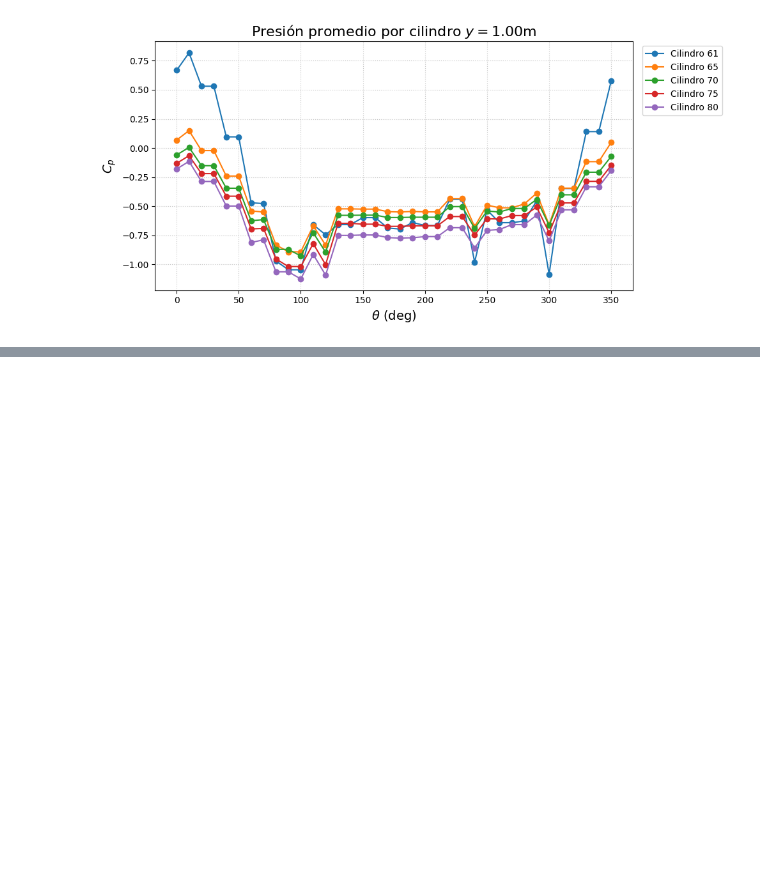
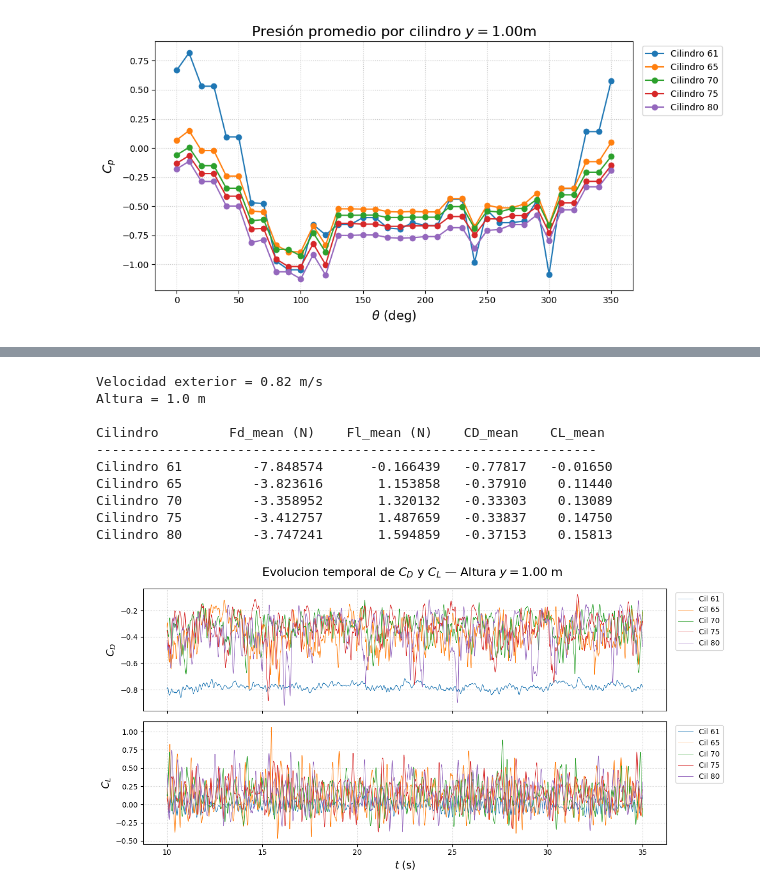
Before and after one commit to OmarURP/Toolbox_publica, a Jupyter notebook: 08_Parcelas.ipynb, the cells around one changed output, grey strips where cells are left out. Saved outputs shown, nothing was run; the diff lists cells and outputs as text; code cells hidden in the pictures; blank space fills up the shorter version.

```diff
--- a/08_Parcelas.ipynb
+++ b/08_Parcelas.ipynb
@@ -397,2 +433,64 @@ Cilindro 20         -2.822606       1.154952   -0.66990    0.27411
+# %%
+# Parametros
+U_inf = 0.820   # m/s
+span = 1.00     # m (Envergadura o altura de la pila)
+D = 0.03        # m (Diámetro de los cilindros)
+R = D / 2       # m (Radio de los cilindros)
+
+# Extraer presion y calcular CD, CL por cada cilindro
+CD = {}
+CL = {}
+Fx = {}
+Fz = {}
+p_theta_dict = {}
+
+for i in cilindros.keys():
+    p_theta_i, t_i = imta.extraer_p_theta(p_probes, cilindros[i], t_inicio=inicio)
+    p_theta_dict[i] = p_theta_i
+    CD[i], CL[i], Fx[i], Fz[i] = imta.cd_cl_integrando_p(p_theta_i, angulos_rad, rho, U_inf, R, D, span)
+
+# === Graficas de CD y CL para cilindros seleccionados ===
+cilindros_a_graficar = [60, 64, 69, 74, 79]
+fig, ax = plt.subplots(2, 1, figsize=(12, 6), sharex=True)
+
+print(f"Velocidad exterior = {U_inf} m/s")
+print(f"Altura = {span} m")
+print(f"{'\nCilindro':<14} {'Fd_mean (N)':>14} {'Fl_mean (N)':>14} {'CD_mean':>10} {'CL_mean':>10}")
+print("-" * 64)
+
+for i in cilindros_a_graficar:
+    ax[0].plot(t_i, CD[i], linewidth=0.7, label=f'Cil {i+1}')
+    ax[1].plot(t_i, CL[i], linewidth=0.7, label=f'Cil {i+1}')
+    print(f"{'Cilindro ' + str(i+1):<14} "
+    f"{np.mean(Fx[i]):>14.6f} "
+    f"{np.mean(Fz[i]):>14.6f} "
+    f"{np.mean(CD[i]):>10.5f} "
+    f"{np.mean(CL[i]):>10.5f}")
+
+# Panel superior: CD
+ax[0].set_ylabel(r'$C_D$', fontsize=14)
+ax[0].grid(True, linestyle=':', alpha=0.6)
+ax[0].legend(bbox_to_anchor=(1.01, 1), loc='upper left')
+
+# Panel inferior: CL
+ax[1].set_ylabel(r'$C_L$', fontsize=14)
+ax[1].set_xlabel(r'$t$ (s)', fontsize=14)
+ax[1].grid(True, linestyle=':', alpha=0.6)
+ax[1].legend(bbox_to_anchor=(1.01, 1), loc='upper left')
+
+plt.suptitle(r'Evolucion temporal de $C_D$ y $C_L$ — Altura $y=1.00$ m', fontsize=16)
+plt.tight_layout()
+# %% [output]
+Velocidad exterior = 0.82 m/s
+Altura = 1.0 m
+
+Cilindro         Fd_mean (N)    Fl_mean (N)    CD_mean    CL_mean
+----------------------------------------------------------------
+Cilindro 61         -7.848574      -0.166439   -0.77817   -0.01650
+Cilindro 65         -3.823616       1.153858   -0.37910    0.11440
+Cilindro 70         -3.358952       1.320132   -0.33303    0.13089
+Cilindro 75         -3.412757       1.487659   -0.33837    0.14750
+Cilindro 80         -3.747241       1.594859   -0.37153    0.15813
+[figure, added]
 # %% [markdown]
 <img src="./Datos/Imagenes/Fd_Fl.png" height="200" align="middle">
```
Also changed, not shown: parts of 3 cells of this notebook, 9 other files.
